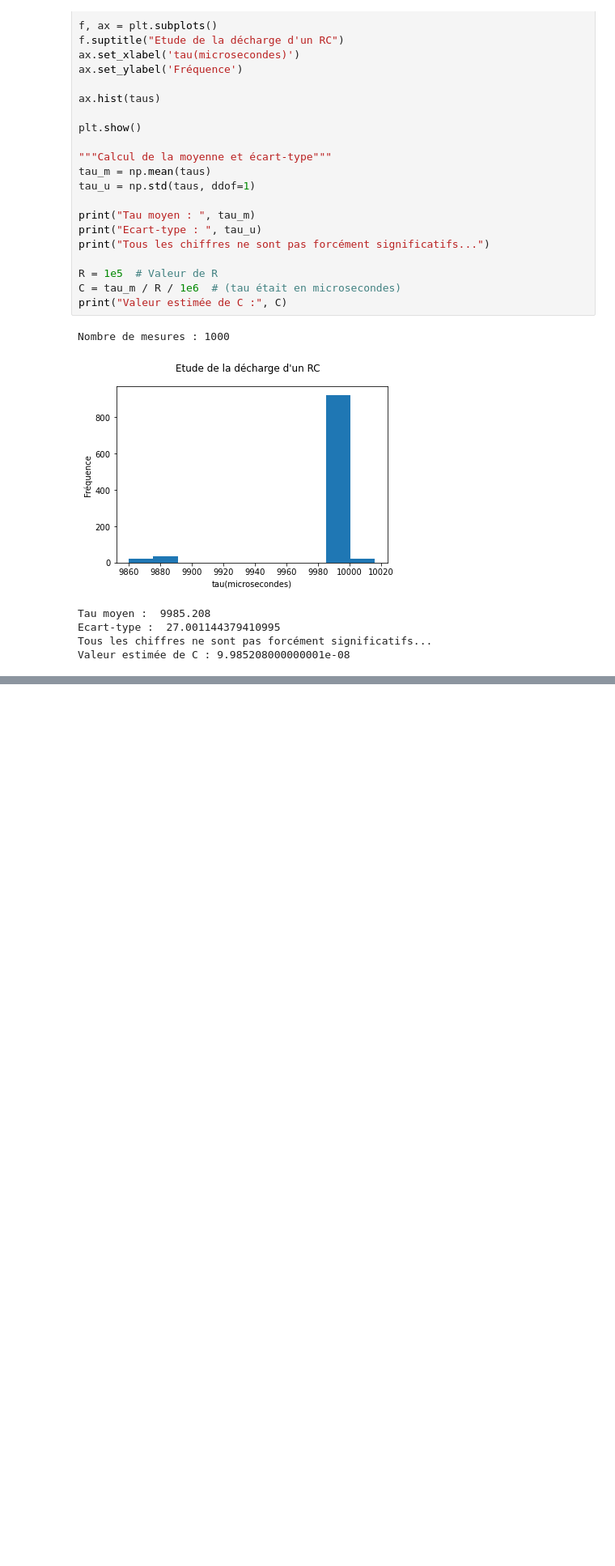
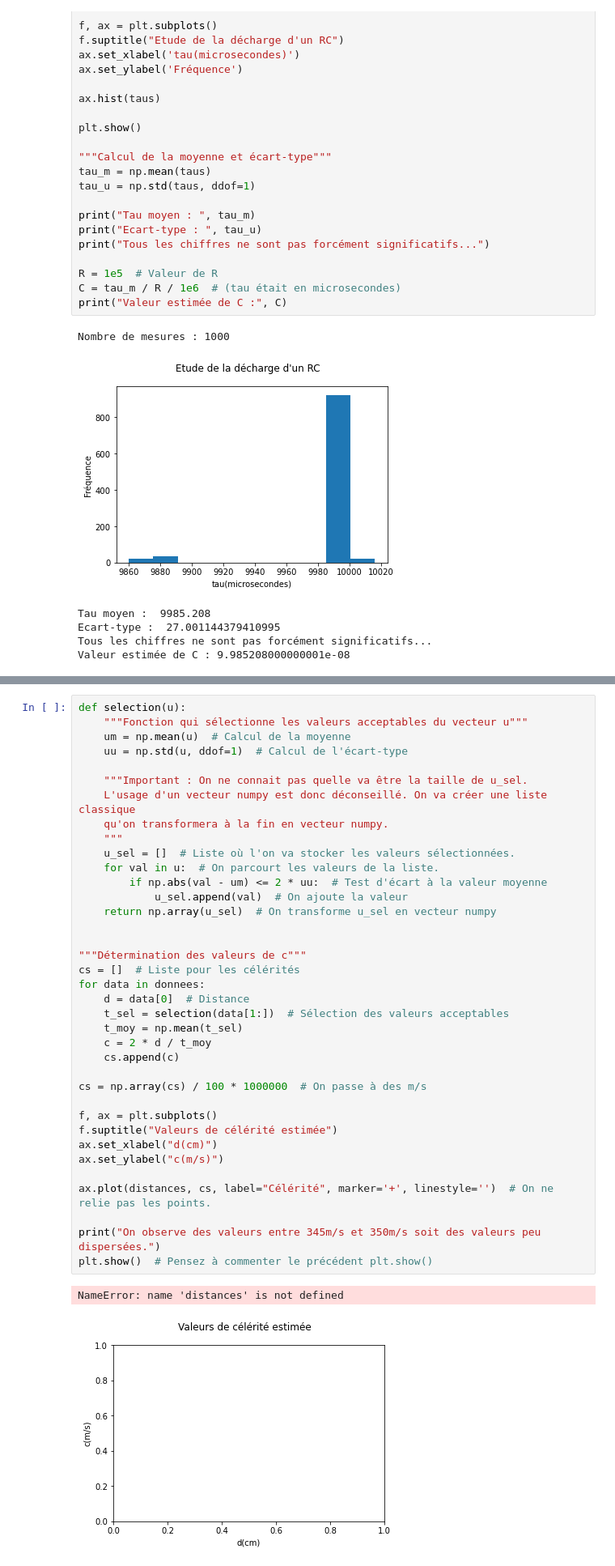
Before and after one commit to pcsi3physiquestan/intro_python_td, a Jupyter notebook: _sources/notebook/exo_science_2.ipynb, the cells around one changed output, grey strips where cells are left out. Shown at 81% size. Saved outputs shown, nothing was run; the diff lists cells and outputs as text; blank space fills up the shorter version.

```diff
--- a/_sources/notebook/exo_science_2.ipynb
+++ b/_sources/notebook/exo_science_2.ipynb
@@ -217,0 +237,40 @@ _Compléments utiles_:
+# %%
+def selection(u):
+    """Fonction qui sélectionne les valeurs acceptables du vecteur u"""
+    um = np.mean(u)  # Calcul de la moyenne
+    uu = np.std(u, ddof=1)  # Calcul de l'écart-type
+
+    """Important : On ne connait pas quelle va être la taille de u_sel.
+    L'usage d'un vecteur numpy est donc déconseillé. On va créer une liste classique
+    qu'on transformera à la fin en vecteur numpy.
+    """
+    u_sel = []  # Liste où l'on va stocker les valeurs sélectionnées.
+    for val in u:  # On parcourt les valeurs de la liste.
+        if np.abs(val - um) <= 2 * uu:  # Test d'écart à la valeur moyenne
+            u_sel.append(val)  # On ajoute la valeur
+    return np.array(u_sel)  # On transforme u_sel en vecteur numpy
+
+
+"""Détermination des valeurs de c"""
+cs = []  # Liste pour les célérités
+for data in donnees:
+    d = data[0]  # Distance
+    t_sel = selection(data[1:])  # Sélection des valeurs acceptables
+    t_moy = np.mean(t_sel)
+    c = 2 * d / t_moy
+    cs.append(c)
+
+cs = np.array(cs) / 100 * 1000000  # On passe à des m/s
+
+f, ax = plt.subplots()
+f.suptitle("Valeurs de célérité estimée")
+ax.set_xlabel("d(cm)")
+ax.set_ylabel("c(m/s)")
+
+ax.plot(distances, cs, label="Célérité", marker='+', linestyle='')  # On ne relie pas les points.
+
+print("On observe des valeurs entre 345m/s et 350m/s soit des valeurs peu dispersées.")
+plt.show()  # Pensez à commenter le précédent plt.show()
+# %% [output]
+NameError: name 'distances' is not defined
+[figure, added]
```
Also changed, not shown: parts of 4 cells of this notebook, 25 other files.
